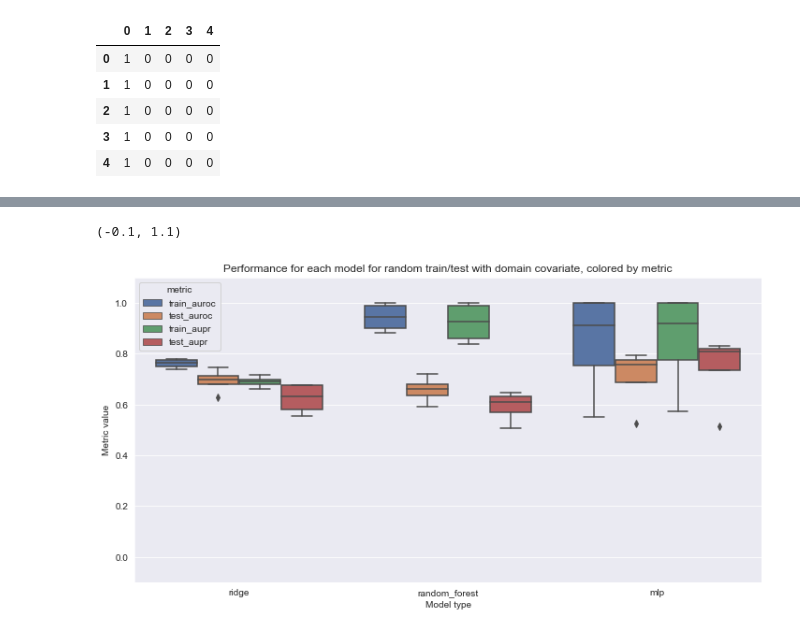
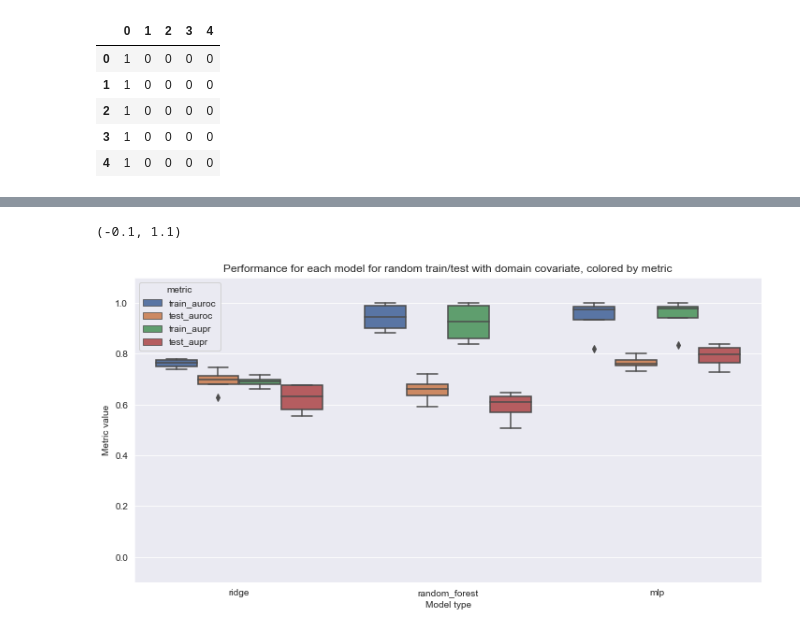
Before and after one commit to greenelab/pancancer-evaluation, a Jupyter notebook: 09_simulations/simulate_domains.ipynb, the cells around one changed output, grey strips where cells are left out. Saved outputs shown, nothing was run; the diff lists cells and outputs as text; code cells hidden in the pictures.

```diff
--- a/09_simulations/simulate_domains.ipynb
+++ b/09_simulations/simulate_domains.ipynb
@@ -477,8 +315,8 @@ x_covariates.head()
 | 3 | 1 | 0 | 0 | 0 | 0 |
 | 4 | 1 | 0 | 0 | 0 | 0 |
 # %%
-xs_fixed = np.concatenate((xs, x_covariates.values), axis=1)
-print(xs_fixed[:5, :])
+xs_cov = np.concatenate((xs, x_covariates.values), axis=1)
+print(xs_cov[:5, :])
 # %% [output]
 [[-0.96153836  3.16928649  3.44038762  1.82525753  3.00300349  0.02457757
    1.94386288 -0.76631347  3.00002842  3.5963832   1.          0.
@@ -559,0 +336,3 @@ Fitting 1 folds for each of 20 candidates, totalling 20 fits
+# %%
+cov_results_df = train_k_folds_all_models(xs_cov, ys)
+cov_results_df.head()
@@ -560,11 +350,11 @@ Fitting 1 folds for each of 20 candidates, totalling 20 fits
 # %%
 sns.set({'figure.figsize': (12, 6)})
 
-sns.boxplot(data=results_df, x='model', y='value', hue='metric')
+sns.boxplot(data=cov_results_df, x='model', y='value', hue='metric')
 plt.title('Performance for each model for random train/test with domain covariate, colored by metric')
 plt.xlabel('Model type')
 plt.ylabel('Metric value')
 plt.ylim(-0.1, 1.1)
 # %% [output]
 (-0.1, 1.1)
-[figure, old version]
+[figure, new version]
```
Also changed, not shown: parts of 14 cells of this notebook, 2 other files.
